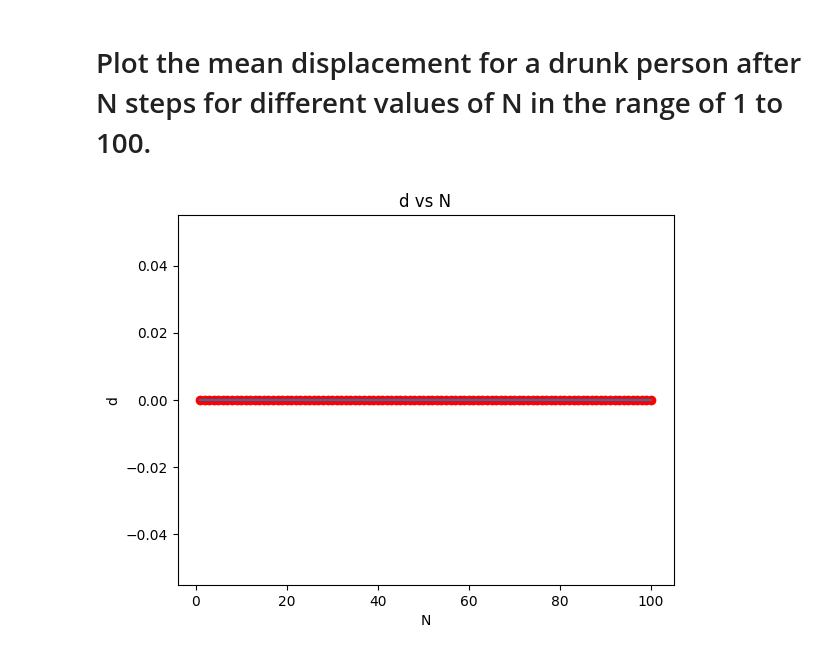
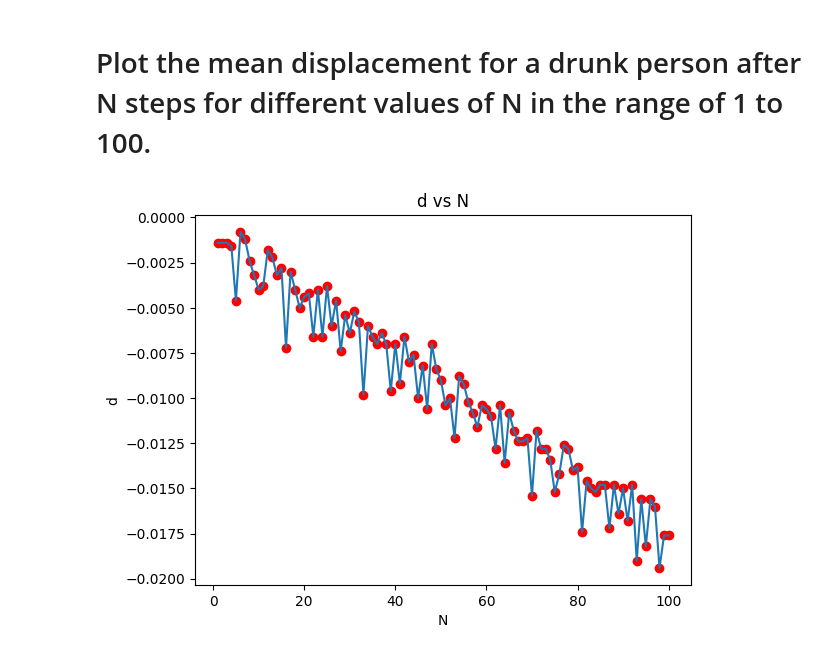
Before and after one commit to karthikprasanna/science2-assignment-2, a Jupyter notebook: code.ipynb, the cells around one changed output. Drawn from its saved outputs; the diff is of its cells as text; code cells hidden in the pictures.

```diff
--- a/code.ipynb
+++ b/code.ipynb
@@ -28,6 +28,7 @@ def generate_random_numbers(N):
 
 # plot Ij vs j with the points on red circles
 I = generate_random_numbers(N)
+I = I[1:]
 plt.plot(I)
 plt.plot(I, 'ro')
 plt.xlabel('j')
@@ -59,6 +60,7 @@ E = np.zeros(len(N))
 
 for i in range(len(N)):
     I = generate_random_numbers(N[i])
+    I = I[1:]
     E[i] = np.mean(I)
 
 plt.plot(N, E, 'ro')
@@ -146,12 +149,21 @@ plt.show()
 # %%
 N = np.arange(1, 101, 1)
 d = np.zeros(len(N))
+
+for n in N:
+    random_numbers = generate_random_numbers(n * 10000)
+    random_numbers = random_numbers[1:]
+    random_numbers = random_numbers / np.max(random_numbers)
+    random_numbers  = random_numbers > 0.5
+    steps = np.array([1 if i else -1 for i in random_numbers])
+    d[n - 1] = np.sum(steps)
+    d[n-1] /= 10000
 
 plt.plot(N, d, 'ro')
 plt.plot(N, d)
 plt.xlabel('N')
 plt.ylabel('d')
 plt.title('d vs N')
 plt.show()
 # %% [output]
-[figure, old version]
+[figure, new version]
```
Also changed, not shown: parts of 5 cells of this notebook.
